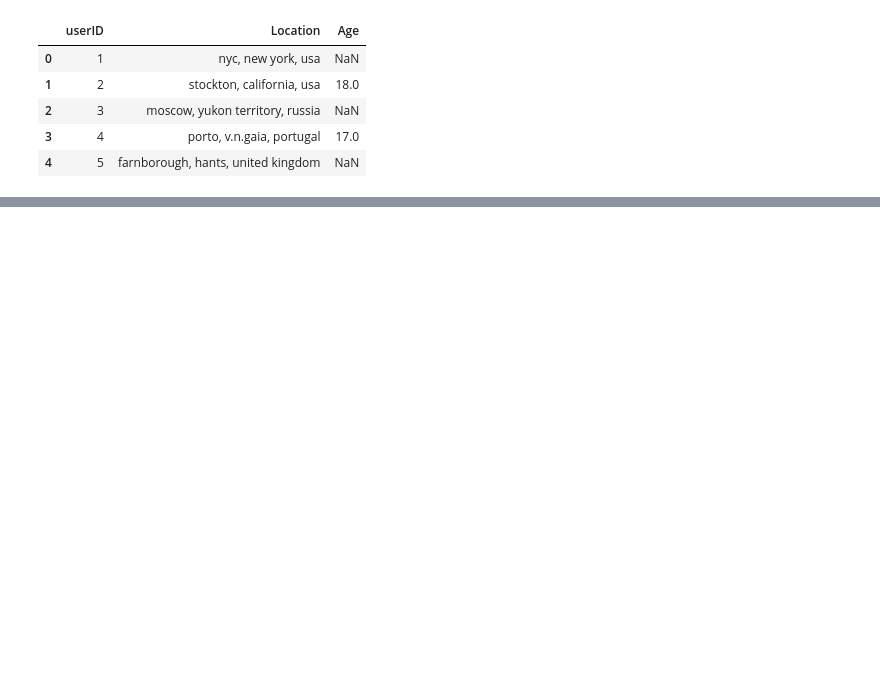
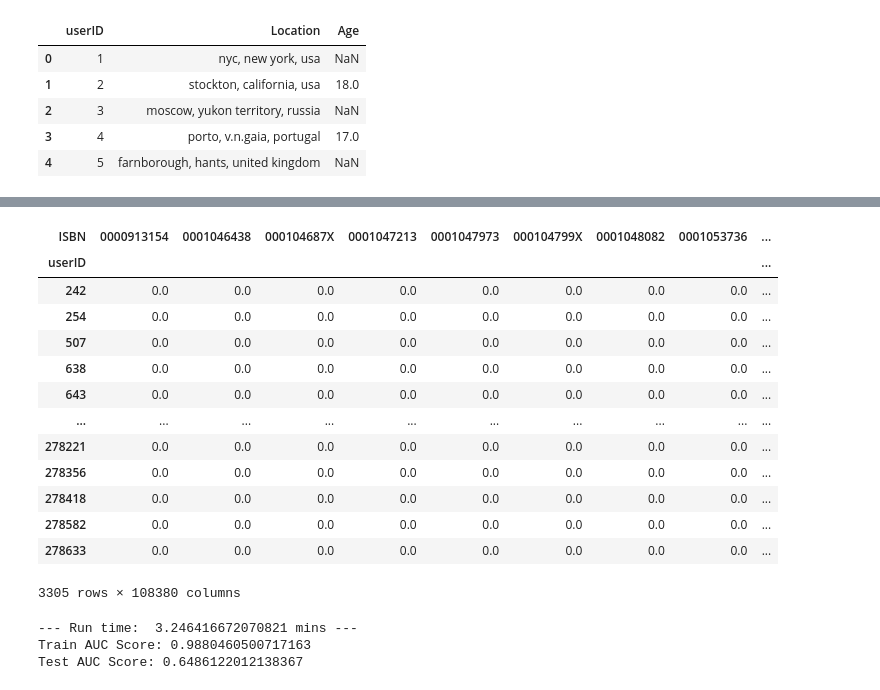
Before and after one commit to klaxonsdev/RecommendationSystem, a Jupyter notebook: scoring.ipynb, the cells around one changed output, grey strips where cells are left out. Cells and saved outputs as stored; diff of their text form; code cells hidden in the pictures; blank space fills up the shorter version.

```diff
--- a/scoring.ipynb
+++ b/scoring.ipynb
@@ -95,0 +225,37 @@ KeyError: "['Image-URL-S' 'Image-URL-M' 'Image-URL-L'] not found in axis"
+# %%
+ratings_matrix= ratings_explicit.pivot(index ='userID', columns='ISBN', values = 'bookRating').fillna(0)
+
+ratings_matrix
+# %% [output]
+| ISBN | 0000913154 | 0001046438 | 000104687X | 0001047213 | 0001047973 | 000104799X | 0001048082 | 0001053736 | ... |
+| userID |  |  |  |  |  |  |  |  | ... |
+| 242 | 0.0 | 0.0 | 0.0 | 0.0 | 0.0 | 0.0 | 0.0 | 0.0 | ... |
+| 254 | 0.0 | 0.0 | 0.0 | 0.0 | 0.0 | 0.0 | 0.0 | 0.0 | ... |
+| 507 | 0.0 | 0.0 | 0.0 | 0.0 | 0.0 | 0.0 | 0.0 | 0.0 | ... |
+| 638 | 0.0 | 0.0 | 0.0 | 0.0 | 0.0 | 0.0 | 0.0 | 0.0 | ... |
+| 643 | 0.0 | 0.0 | 0.0 | 0.0 | 0.0 | 0.0 | 0.0 | 0.0 | ... |
+| ... | ... | ... | ... | ... | ... | ... | ... | ... | ... |
+| 278221 | 0.0 | 0.0 | 0.0 | 0.0 | 0.0 | 0.0 | 0.0 | 0.0 | ... |
+| 278356 | 0.0 | 0.0 | 0.0 | 0.0 | 0.0 | 0.0 | 0.0 | 0.0 | ... |
+| 278418 | 0.0 | 0.0 | 0.0 | 0.0 | 0.0 | 0.0 | 0.0 | 0.0 | ... |
+| 278582 | 0.0 | 0.0 | 0.0 | 0.0 | 0.0 | 0.0 | 0.0 | 0.0 | ... |
+| 278633 | 0.0 | 0.0 | 0.0 | 0.0 | 0.0 | 0.0 | 0.0 | 0.0 | ... |
+3305 rows × 108380 columns
+# %%
+train, test = random_train_test_split(ratings_matrix)
+
+start_time = time.time()
+model=LightFM(no_components=115,learning_rate=0.027,loss='warp')
+model.fit(train,epochs=12,num_threads=4)
+# with open('saved_model','wb') as f:
+#     saved_model={'model':model}#     pickle.dump(saved_model, f)
+auc_train = auc_score(model, train).mean()
+auc_test = auc_score(model, test).mean()
+
+print("--- Run time:  {} mins ---".format((time.time() - start_time)/60))
+print("Train AUC Score: {}".format(auc_train))
+print("Test AUC Score: {}".format(auc_test))
+# %% [output]
+--- Run time:  3.246416672070821 mins ---
+Train AUC Score: 0.9880460500717163
+Test AUC Score: 0.6486122012138367
```
Also changed, not shown: parts of 12 cells of this notebook.
